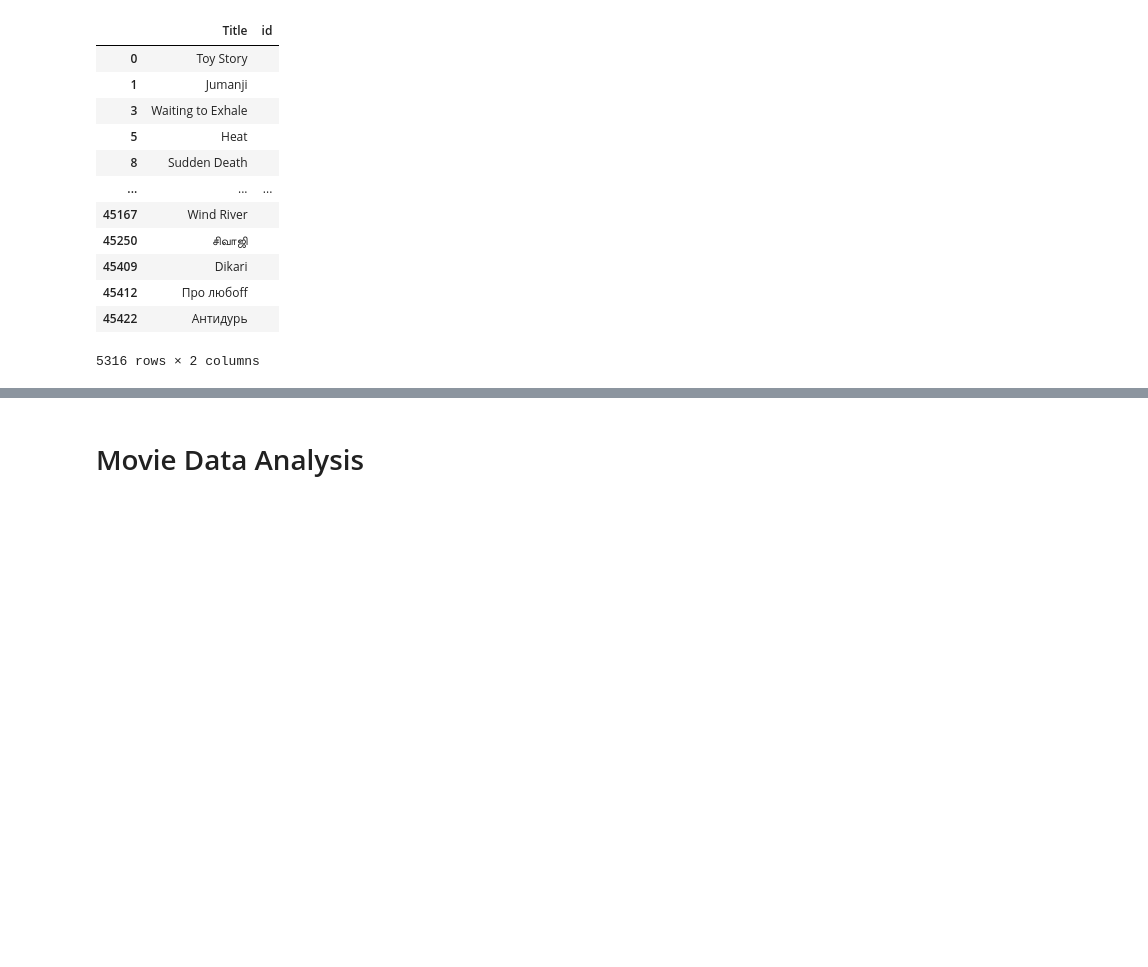
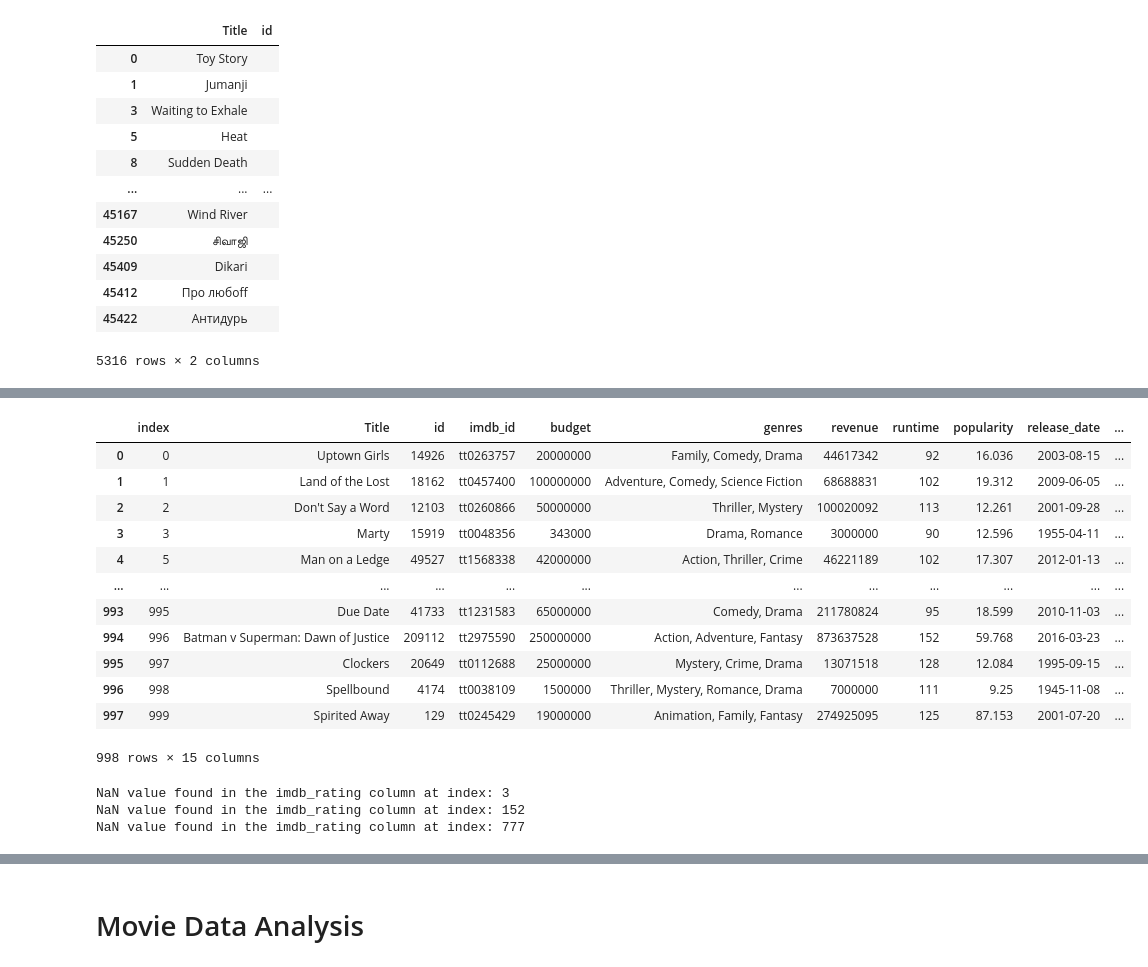
Before and after one commit to Mitajoshi/BC-Project-1, a Jupyter notebook: movie_analysis.ipynb, the cells around one changed output, grey strips where cells are left out. Saved outputs shown, nothing was run; the diff lists cells and outputs as text; code cells hidden in the pictures; blank space fills up the shorter version.

```diff
--- a/movie_analysis.ipynb
+++ b/movie_analysis.ipynb
@@ -520,0 +443,68 @@ movie_list["runtime"].unique
+# %%
+movie_list["tmdb_rating"] = pd.to_numeric(movie_list["tmdb_rating"], errors='coerce')
+movie_list["imdb_rating"] = pd.to_numeric(movie_list["imdb_rating"], errors='coerce')
+# movie_list["imdb_votes"] = pd.to_numeric(movie_list["imdb_votes"], errors='coerce')
+movie_list
+# %% [output]
+|  | index | Title | id | imdb_id | budget | genres | revenue | runtime | popularity | release_date | ... |
+| 0 | 0 | Uptown Girls | 14926 | tt0263757 | 20000000 | Family, Comedy, Drama | 44617342 | 92 | 16.036 | 2003-08-15 | ... |
+| 1 | 1 | Land of the Lost | 18162 | tt0457400 | 100000000 | Adventure, Comedy, Science Fiction | 68688831 | 102 | 19.312 | 2009-06-05 | ... |
+| 2 | 2 | Don't Say a Word | 12103 | tt0260866 | 50000000 | Thriller, Mystery | 100020092 | 113 | 12.261 | 2001-09-28 | ... |
+| 3 | 3 | Marty | 15919 | tt0048356 | 343000 | Drama, Romance | 3000000 | 90 | 12.596 | 1955-04-11 | ... |
+| 4 | 5 | Man on a Ledge | 49527 | tt1568338 | 42000000 | Action, Thriller, Crime | 46221189 | 102 | 17.307 | 2012-01-13 | ... |
+| ... | ... | ... | ... | ... | ... | ... | ... | ... | ... | ... | ... |
+| 993 | 995 | Due Date | 41733 | tt1231583 | 65000000 | Comedy, Drama | 211780824 | 95 | 18.599 | 2010-11-03 | ... |
+| 994 | 996 | Batman v Superman: Dawn of Justice | 209112 | tt2975590 | 250000000 | Action, Adventure, Fantasy | 873637528 | 152 | 59.768 | 2016-03-23 | ... |
+| 995 | 997 | Clockers | 20649 | tt0112688 | 25000000 | Mystery, Crime, Drama | 13071518 | 128 | 12.084 | 1995-09-15 | ... |
+| 996 | 998 | Spellbound | 4174 | tt0038109 | 1500000 | Thriller, Mystery, Romance, Drama | 7000000 | 111 | 9.25 | 1945-11-08 | ... |
+| 997 | 999 | Spirited Away | 129 | tt0245429 | 19000000 | Animation, Family, Fantasy | 274925095 | 125 | 87.153 | 2001-07-20 | ... |
+998 rows × 15 columns
+# %%
+# Do more cleaning of the data by looping through numeric columns and replacing any non-numeric values with NaN
+# Then, drop those NaN rows
+
+# # Correct particular numeric columns to be the proper data type
+# movie_list["tmdb_rating"] = pd.to_numeric(movie_list["tmdb_rating"], errors='coerce')
+# movie_list["imdb_rating"] = pd.to_numeric(movie_list["imdb_rating"], errors='coerce')
+# movie_list["imdb_votes"] = pd.to_numeric(movie_list["imdb_votes"], errors='coerce')
+
+
+for i in range(len(movie_list["Title"])):
+    if movie_list.loc[i, "runtime"]*0 != 0:
+        movie_list.loc[i, "runtime"] = np.nan
+        print(f"NaN value found in the runtime column at index: {i}")
+#         print(movie_list.loc[i, "runtime"])
+    if movie_list.loc[i, "budget"]*0 != 0:
+        movie_list.loc[i, "budget"] = np.nan
+        print(f"NaN value found in the budget column at index: {i}")
+#         print(movie_list.loc[i, "budget"])
+    if movie_list.loc[i, "revenue"]*0 != 0:
+        movie_list.loc[i, "revenue"] = np.nan
+        print(f"NaN value found in the revenue column at index: {i}")
+#         print(movie_list.loc[i, "revenue"])
+    if movie_list.loc[i, "tmdb_rating"]*0 != 0:
+        movie_list.loc[i, "tmdb_rating"] = np.nan
+        print(f"NaN value found in the tmdb_rating column at index: {i}")
+        print(movie_list.loc[i, "tmdb_rating"])
+    if movie_list.loc[i, "imdb_rating"]*0 != 0:
+        movie_list.loc[i, "imdb_rating"] = np.nan
+        print(f"NaN value found in the imdb_rating column at index: {i}")
+#     if movie_list.loc[i, "imdb_votes"].isdigit():
+#         movie_list.loc[i, "imdb_votes"] = int(movie_list.loc[i, "imdb_votes"])
+#     else:
+#         print(f"NaN value found in the imdb_votes column at index: {i}")
+#         print(movie_list.loc[i, "imdb_rating"])
+#     if movie_list.loc[i, "imdb_votes"]*0 != 0:
+#         movie_list.loc[i, "imdb_votes"] = np.nan
+#         print(f"NaN value found in the imdb_votes column at index: {i}")
+#         print(movie_list.loc[i, "imdb_votes"])
+
+
+# Drop the actual NaN values added in from the DataFrame
+movie_list.dropna(how='any',inplace=True)
+# Reset the index to not run into any index errors while looping later in the cleaning
+movie_list.reset_index(inplace=True)
+# %% [output]
+NaN value found in the imdb_rating column at index: 3
+NaN value found in the imdb_rating column at index: 152
+NaN value found in the imdb_rating column at index: 777
```
Also changed, not shown: parts of 79 cells of this notebook.
